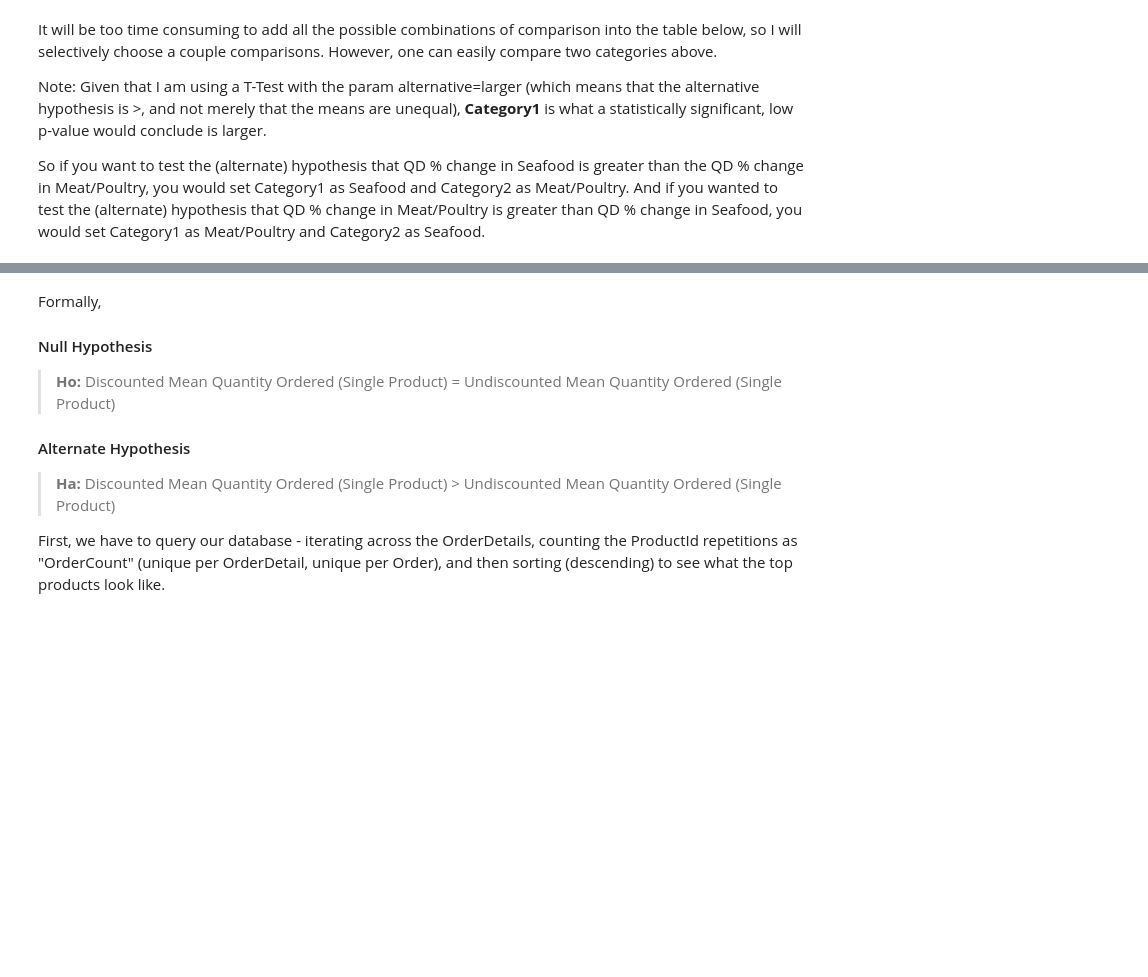
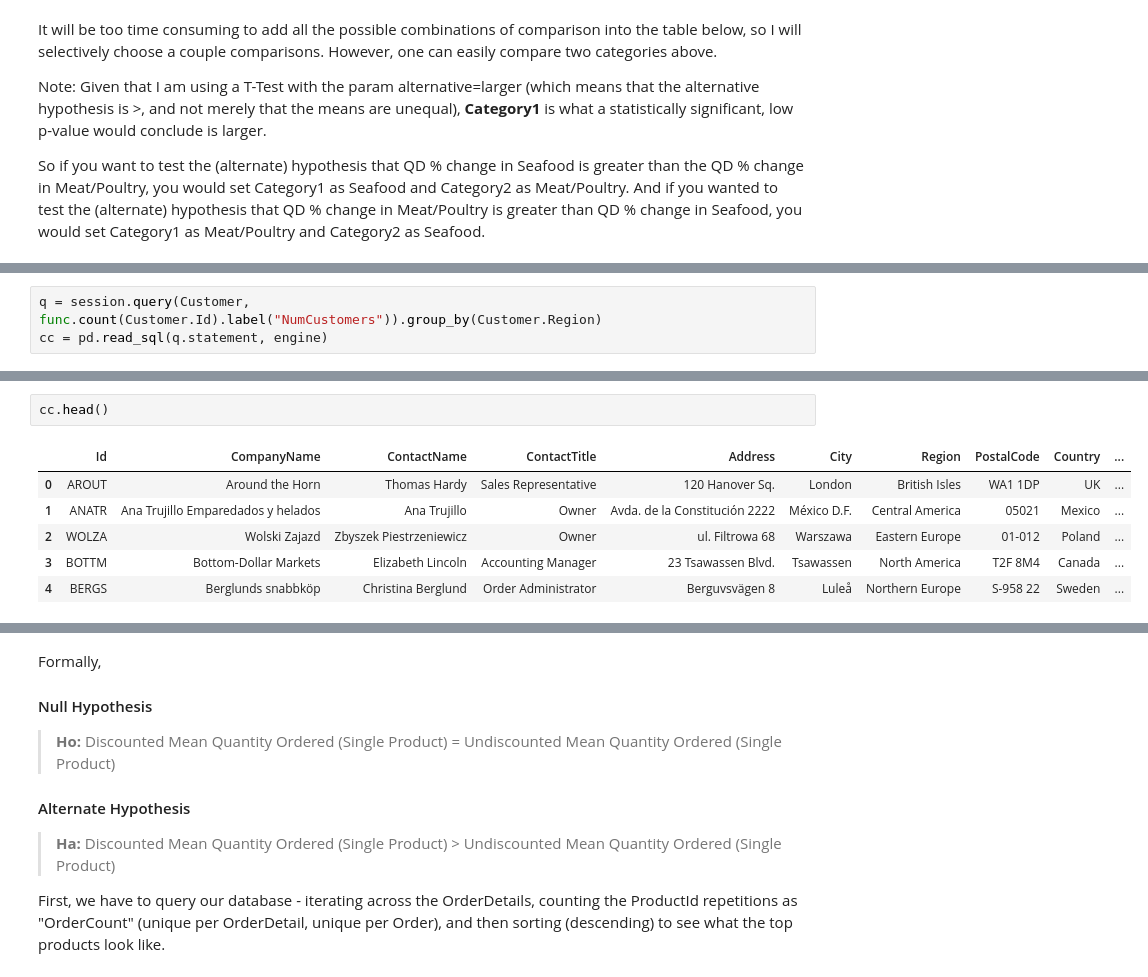
Before and after one commit to whitcrrd/dsc-2-final-project-online-ds-ft-021119, a Jupyter notebook: whitcraft-final.ipynb, the cells around one changed output, grey strips where cells are left out. Drawn from its saved outputs; the diff is of its cells as text; blank space fills up the shorter version.

```diff
--- a/whitcraft-final.ipynb
+++ b/whitcraft-final.ipynb
@@ -1233,0 +1822,3 @@ So if you want to test the (alternate) hypothesis that QD % change in Seafood is
+# %%
+q = session.query(Customer, func.count(Customer.Id).label("NumCustomers")).group_by(Customer.Region)
+cc = pd.read_sql(q.statement, engine)
@@ -1233,0 +1829,9 @@ So if you want to test the (alternate) hypothesis that QD % change in Seafood is
+# %%
+cc.head()
+# %% [output]
+|  | Id | CompanyName | ContactName | ContactTitle | Address | City | Region | PostalCode | Country | ... |
+| 0 | AROUT | Around the Horn | Thomas Hardy | Sales Representative | 120 Hanover Sq. | London | British Isles | WA1 1DP | UK | ... |
+| 1 | ANATR | Ana Trujillo Emparedados y helados | Ana Trujillo | Owner | Avda. de la Constitución 2222 | México D.F. | Central America | 05021 | Mexico | ... |
+| 2 | WOLZA | Wolski Zajazd | Zbyszek Piestrzeniewicz | Owner | ul. Filtrowa 68 | Warszawa | Eastern Europe | 01-012 | Poland | ... |
+| 3 | BOTTM | Bottom-Dollar Markets | Elizabeth Lincoln | Accounting Manager | 23 Tsawassen Blvd. | Tsawassen | North America | T2F 8M4 | Canada | ... |
+| 4 | BERGS | Berglunds snabbköp | Christina Berglund | Order Administrator | Berguvsvägen 8 | Luleå | Northern Europe | S-958 22 | Sweden | ... |
```
Also changed, not shown: parts of 71 cells of this notebook, 2 other files.
